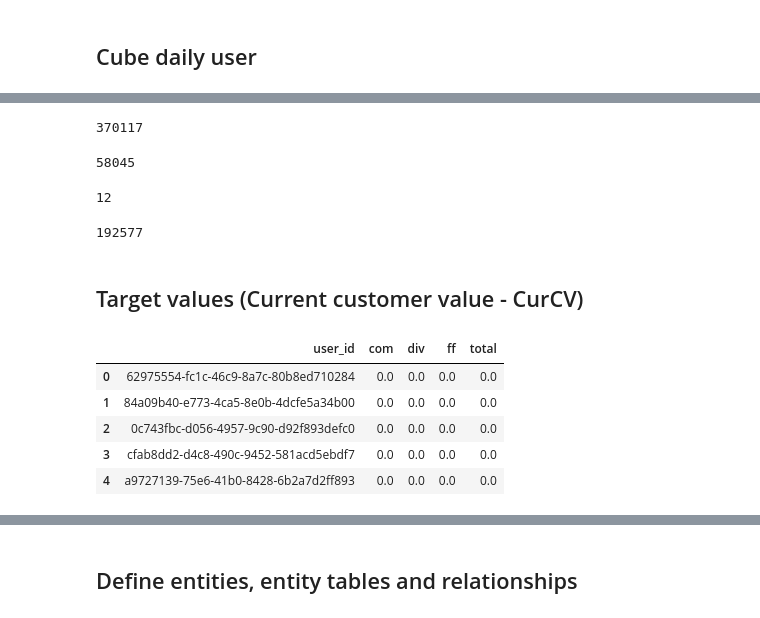
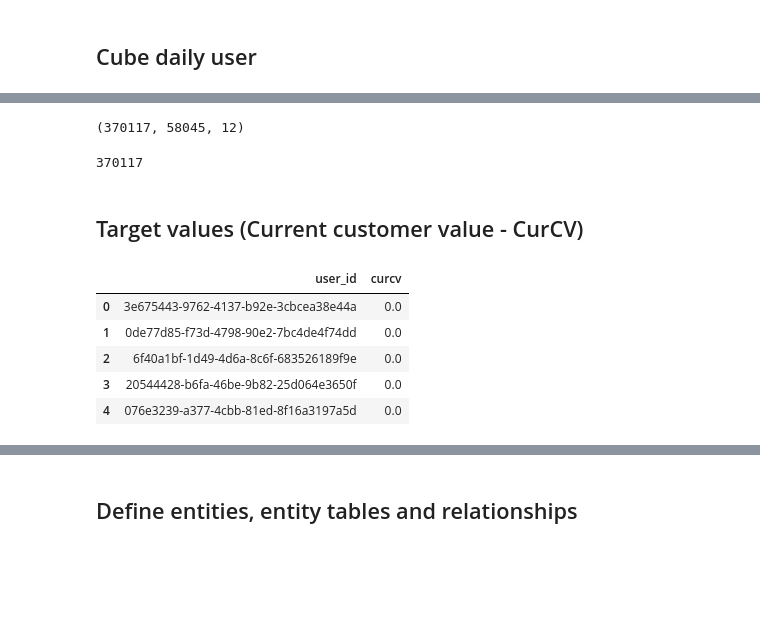
Before and after one commit to josolnik/msc-thesis-bux, a Jupyter notebook: Notebook - DFS pipeline.ipynb, the cells around one changed output, grey strips where cells are left out. Saved outputs shown, nothing was run; the diff lists cells and outputs as text; code cells hidden in the pictures; blank space fills up the shorter version.

```diff
--- a/Notebook - DFS pipeline.ipynb
+++ b/Notebook - DFS pipeline.ipynb
@@ -78,34 +90,27 @@ transactions.head()
 | 2 | 2 | 000c5e5d-4e25-412d-951b-31167045eb95 | 62 | 2017-03-03 | 0 | 0 | FUN_BUX | ... |
 | 3 | 3 | 000c5e5d-4e25-412d-951b-31167045eb95 | 65 | 2017-03-06 | 0 | 0 | FUN_BUX | ... |
 | 4 | 4 | 000c5e5d-4e25-412d-951b-31167045eb95 | 66 | 2017-03-07 | 0 | 0 | FUN_BUX | ... |
-# %%
-len(transactions)
-# %% [output]
-370117
 # %%
-len(transactions['user_id'].unique())
+len(transactions), len(transactions['user_id'].unique()), len(transactions.columns)
 # %% [output]
-58045
+(370117, 58045, 12)
-# %%
-len(transactions.columns)
-# %% [output]
-12
 # %%
-sample_transactions = transactions[transactions['user_id'].isin(sample_users['user_id'])]
-len(sample_transactions)
+transactions = transactions[transactions['user_id'].isin(users['user_id'])]
+len(transactions)
 # %% [output]
-192577
+370117
 # %% [markdown]
 ## Target values (Current customer value - CurCV)
 # %%
 CurCV = pd.read_csv('data/curCv_Feb_1_30days_cohort.csv')
-CurCV = CurCV[CurCV.columns[1:]]
+CurCV["curcv"] = CurCV["com"] + CurCV["ff"]
+CurCV = CurCV[['user_id', 'curcv']]
 CurCV = CurCV.fillna(0)
 CurCV.head()
 # %% [output]
-|  | user_id | com | div | ff | total |
-| 0 | 62975554-fc1c-46c9-8a7c-80b8ed710284 | 0.0 | 0.0 | 0.0 | 0.0 |
-| 1 | 84a09b40-e773-4ca5-8e0b-4dcfe5a34b00 | 0.0 | 0.0 | 0.0 | 0.0 |
-| 2 | 0c743fbc-d056-4957-9c90-d92f893defc0 | 0.0 | 0.0 | 0.0 | 0.0 |
-| 3 | cfab8dd2-d4c8-490c-9452-581acd5ebdf7 | 0.0 | 0.0 | 0.0 | 0.0 |
-| 4 | a9727139-75e6-41b0-8428-6b2a7d2ff893 | 0.0 | 0.0 | 0.0 | 0.0 |
+|  | user_id | curcv |
+| 0 | 3e675443-9762-4137-b92e-3cbcea38e44a | 0.0 |
+| 1 | 0de77d85-f73d-4798-90e2-7bc4de4f74dd | 0.0 |
+| 2 | 6f40a1bf-1d49-4d6a-8c6f-683526189f9e | 0.0 |
+| 3 | 20544428-b6fa-46be-9b82-25d064e3650f | 0.0 |
+| 4 | 076e3239-a377-4cbb-81ed-8f16a3197a5d | 0.0 |
```
Also changed, not shown: parts of 78 cells of this notebook, 1 other file.
